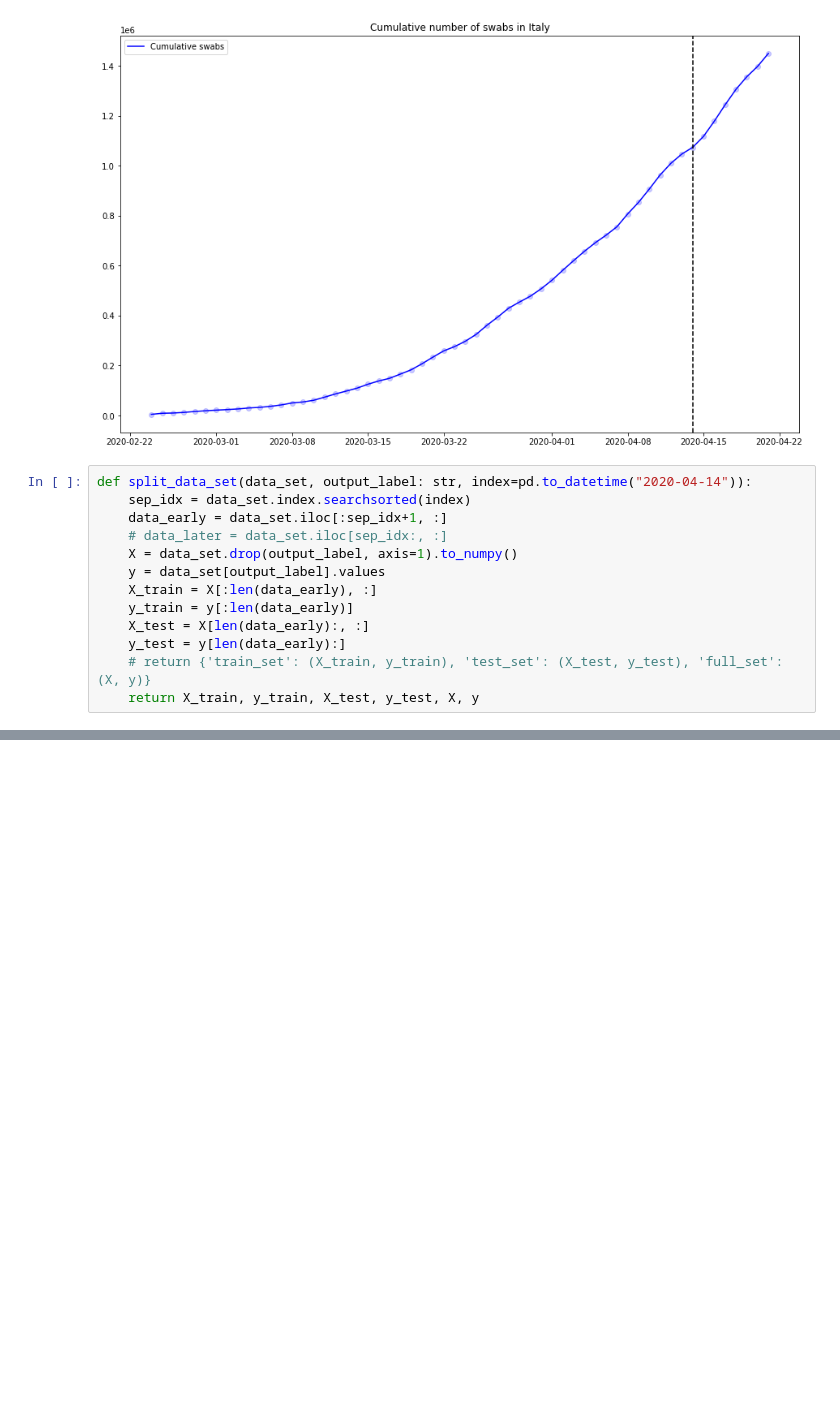
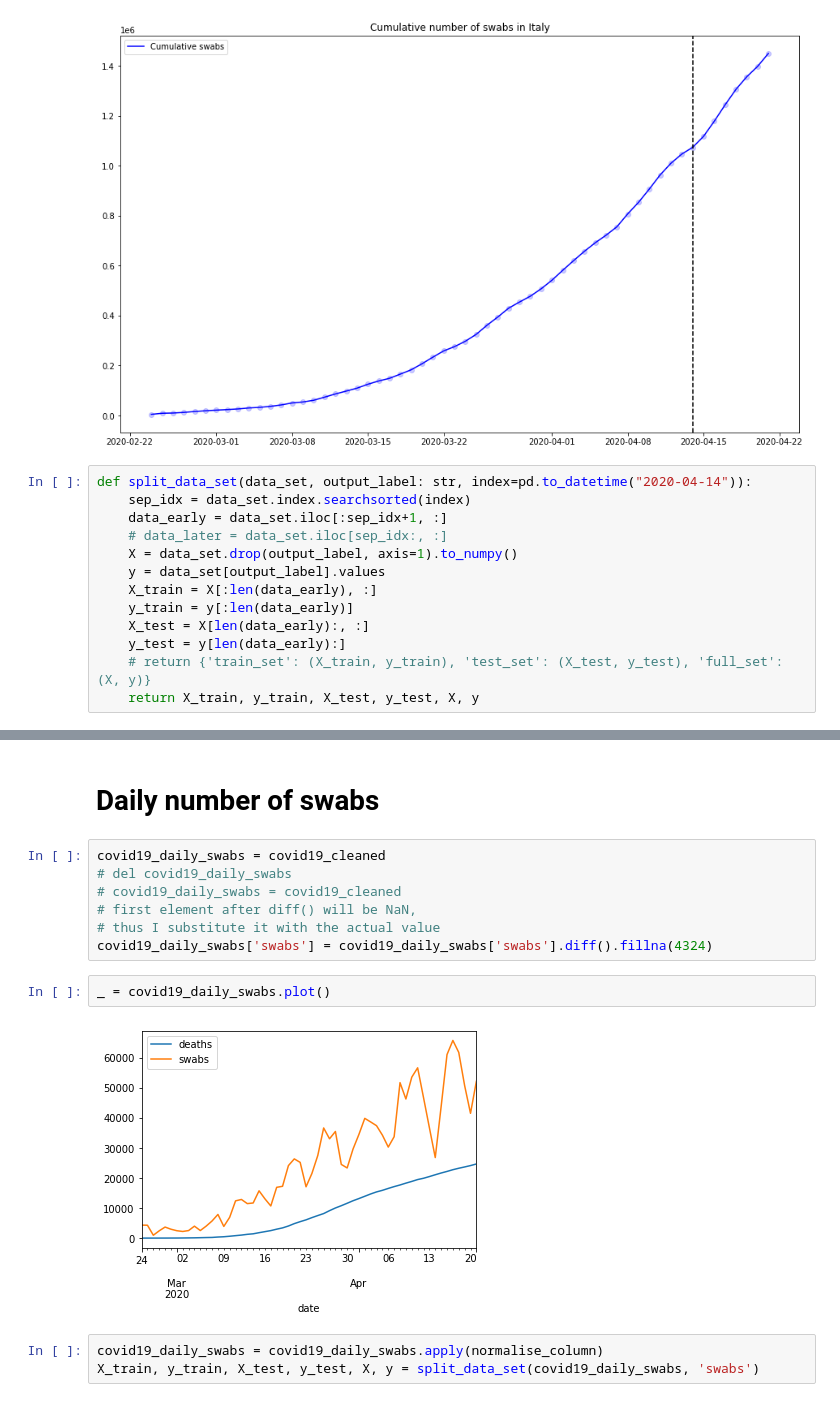
Before and after one commit to eferos93/statistical-machine-learning, a Jupyter notebook: homeworks/homework_05_gaussian_processes/homework05_Fabrici.ipynb, the cells around one changed output, grey strips where cells are left out. Cells and saved outputs as stored; diff of their text form; blank space fills up the shorter version.

```diff
--- a/homeworks/homework_05_gaussian_processes/homework05_Fabrici.ipynb
+++ b/homeworks/homework_05_gaussian_processes/homework05_Fabrici.ipynb
@@ -159,3 +159,19 @@ gp_full.fit(X_train, y_train)
 plot_predictions(gp_full, 'Cumulative swabs', y, X)
 # %% [output]
 [figure]
+# %% [markdown]
+# Daily number of swabs
+# %%
+covid19_daily_swabs = covid19_cleaned
+# del covid19_daily_swabs
+# covid19_daily_swabs = covid19_cleaned
+# first element after diff() will be NaN,
+# thus I substitute it with the actual value
+covid19_daily_swabs['swabs'] = covid19_daily_swabs['swabs'].diff().fillna(4324)
+# %%
+_ = covid19_daily_swabs.plot()
+# %% [output]
+[figure, added]
+# %%
+covid19_daily_swabs = covid19_daily_swabs.apply(normalise_column)
+X_train, y_train, X_test, y_test, X, y = split_data_set(covid19_daily_swabs, 'swabs')
```
Also changed, not shown: parts of 8 cells of this notebook, 3 other files.
